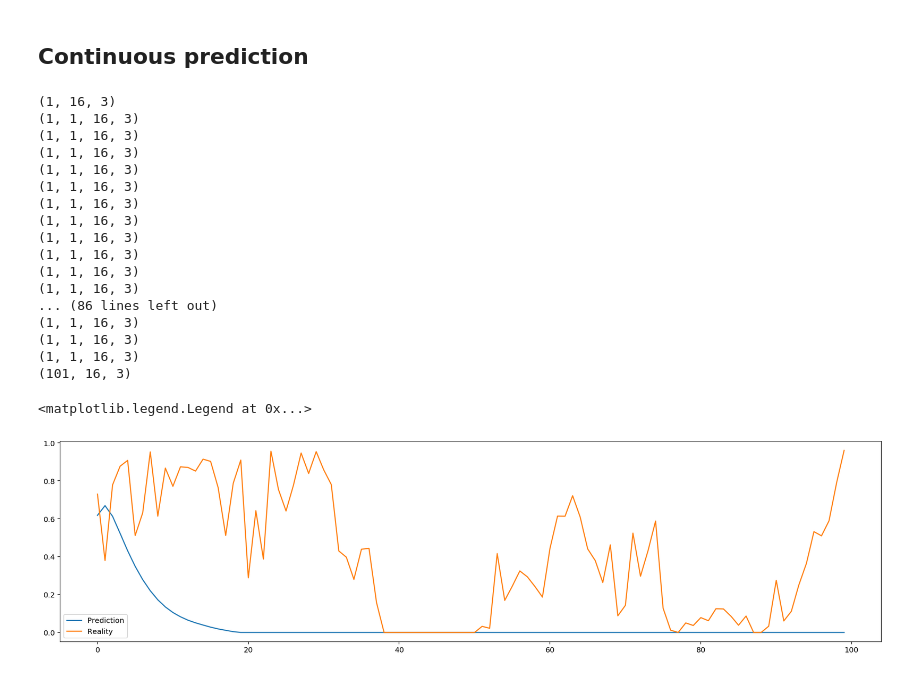
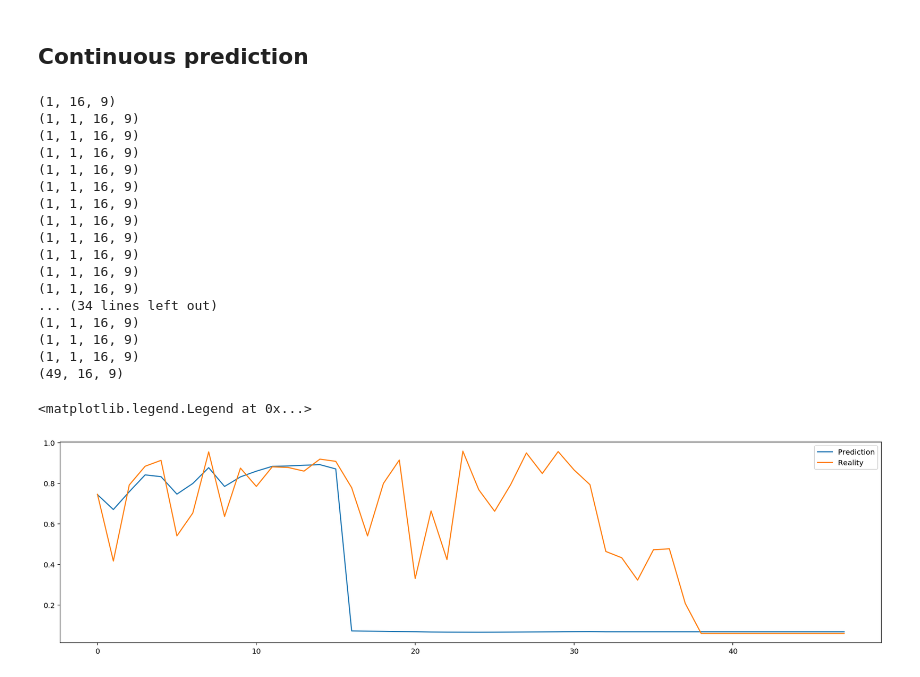
Before and after one commit to sswjzx/WindPowerPrediction, a Jupyter notebook: WPP_LSTM_TF.ipynb, the cells around one changed output. Saved outputs shown, nothing was run; the diff lists cells and outputs as text; code cells hidden in the pictures.

Commit message:
Feed in future weather conditions

```diff
--- a/WPP_LSTM_TF.ipynb
+++ b/WPP_LSTM_TF.ipynb
@@ -83,13 +116,16 @@ def normalize(data):
     "Data pass in normalize() must be flattened!"
 
     max_val = data.max()
-    print('Max value =', max_val)
-    data_n = data / max_val
-    return data_n, max_val
+    min_val = data.min()
+    print('Max value =', max_val, 'Min value =', min_val)
+    data_n = (data - min_val) / (max_val - min_val)
+    return data_n, max_val, min_val
 
-data_power_normalize, power_max_val = normalize(data_power_flatten)
-data_wind_normalize, wind_max_val = normalize(data_wind_flatten)
-data_direc_normalize, direc_max_val = normalize(data_direc_flatten)
+data_power_normalize, power_max_val, power_min_val = normalize(data_power_flatten)
+data_wind_normalize, wind_max_val, wind_min_val = normalize(data_wind_flatten)
+data_direc_normalize, direc_max_val, direc_min_val = normalize(data_direc_flatten)
+data_humi_normalize, humi_max_val, humi_min_val = normalize(data_humi_flatten)
+data_temp_normalize, temp_max_val, temp_min_val = normalize(data_temp_flatten)
 
 # print("\ndata_power_normalize")
 # print("Max:", data_power_normalize.max())
@@ -135,7 +170,16 @@ ax.legend()
 window = 16
 batch_size = 125
 
-feed_data = np.column_stack((data_power_normalize, data_wind_normalize, data_direc_normalize))
+future_wind = np.roll(data_wind_normalize, -window)
+future_direc = np.roll(data_wind_normalize, -window)
+future_humi = np.roll(data_humi_normalize, -window)
+future_temp = np.roll(data_temp_normalize, -window)
+
+feed_data = np.column_stack((data_power_normalize, \
+                             data_wind_normalize, future_wind, \
+                             data_direc_normalize, future_direc, \
+                             data_humi_normalize, future_humi, \
+                             data_temp_normalize, future_temp))
 print(feed_data.shape[:])
 features = feed_data.shape[1]
 print(features)
@@ -225,7 +269,7 @@ From  (15750, 16, 3)  to  (126, 125, 16, 3) Discard remain:  46
 # %%
 learning_rate = 0.001
 lstm_size = 256
-rnn_layers = 3
+rnn_layers = 5
 # %%
 # xxx = [[1,1,1],[2,2,2],[3,3,3],
 #        [4,4,4],[5,5,5],[6,6,6],
@@ -258,8 +302,8 @@ with train_graph.as_default():
 # %% [markdown]
 ## Executing the model & RMS/RMSE results
 # %%
-epochs = 1
-show_every_n_batches = round(batch_size/5)
+epochs = 30
+show_every_n_batches = round(batch_size*2)
 # %%
 # Train
 
@@ -382,45 +438,45 @@ Cutoff RMSE:  234.992475385
 ## Continuous prediction
 # %%
 predict_point = 80
-predict_length = 100
+predict_length = 48
 with tf.Session(graph=train_graph) as sess:
     saver.restore(sess, tf.train.latest_checkpoint(save_dir))
 
     init_x = np.array([x_test[predict_point]])
     print(init_x.shape[:])
     result = list(init_x)
     for i in range(predict_length):
         feed = {input_tensor: init_x}
         pred = sess.run([prediction], feed_dict=feed)
         init_x[0,:-1] = init_x[0,1:]
         print(np.array(pred).shape)
         init_x[0,-1,:] = np.array(pred)[0,0,-1,:]
         result.append(pred[0][0])
     print(np.array(result).shape[:])
 
     power_predict_5h_at_500 = np.array(result)[:,-1,0]
 
 _, ax = plt.subplots(figsize=(20,5))
 ax.plot(power_predict_5h_at_500[1:], label="Prediction")
 ax.plot(y_test[predict_point:predict_point+predict_length,-1,0], label="Reality")
 ax.legend()
 # %% [output]
-(1, 16, 3)
-(1, 1, 16, 3)
-(1, 1, 16, 3)
-(1, 1, 16, 3)
-(1, 1, 16, 3)
-(1, 1, 16, 3)
-(1, 1, 16, 3)
-(1, 1, 16, 3)
-(1, 1, 16, 3)
-(1, 1, 16, 3)
-(1, 1, 16, 3)
-(1, 1, 16, 3)
-... (86 lines left out)
-(1, 1, 16, 3)
-(1, 1, 16, 3)
-(1, 1, 16, 3)
-(101, 16, 3)
+(1, 16, 9)
+(1, 1, 16, 9)
+(1, 1, 16, 9)
+(1, 1, 16, 9)
+(1, 1, 16, 9)
+(1, 1, 16, 9)
+(1, 1, 16, 9)
+(1, 1, 16, 9)
+(1, 1, 16, 9)
+(1, 1, 16, 9)
+(1, 1, 16, 9)
+(1, 1, 16, 9)
+... (34 lines left out)
+(1, 1, 16, 9)
+(1, 1, 16, 9)
+(1, 1, 16, 9)
+(49, 16, 9)
 <matplotlib.legend.Legend at 0x...>
-[figure, old version]
+[figure, new version]
```
Also changed, not shown: parts of 15 cells of this notebook.
